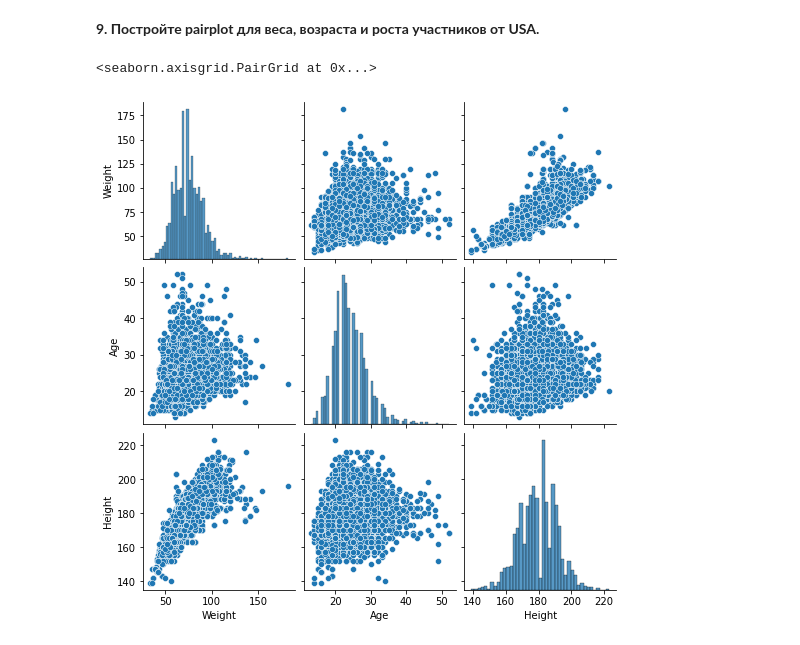
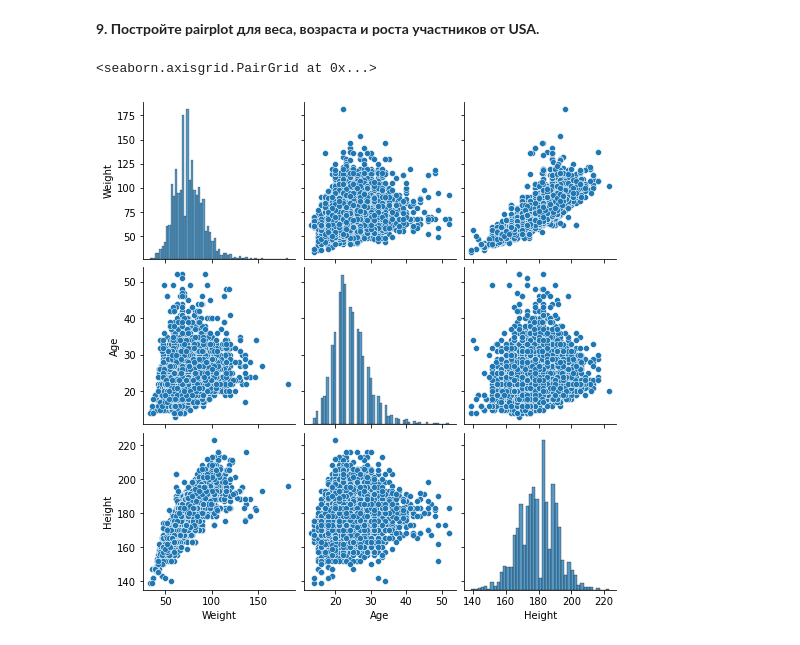
Before and after one commit to SergeevMaxim/HW_ML_2021, a Jupyter notebook: lecture01/Lecture01_HW.ipynb, the cells around one changed output. Drawn from its saved outputs; the diff is of its cells as text; code cells hidden in the pictures.

```diff
--- a/lecture01/Lecture01_HW.ipynb
+++ b/lecture01/Lecture01_HW.ipynb
@@ -142,7 +142,7 @@ sns.boxplot(y="Medal", x="Age",
 # %% [markdown]
 **9. Постройте pairplot для веса, возраста и роста участников от USA.**
 # %%
-sns.pairplot(df[df['Team'] == 'United States'][['Weight','Age','Height']])
+sns.pairplot(df[df['NOC'] == 'USA'][['Weight','Age','Height']])
 # %% [output]
 <seaborn.axisgrid.PairGrid at 0x...>
-[figure, old version]
+[figure, new version]
```
Also changed, not shown: parts of 3 cells of this notebook.
